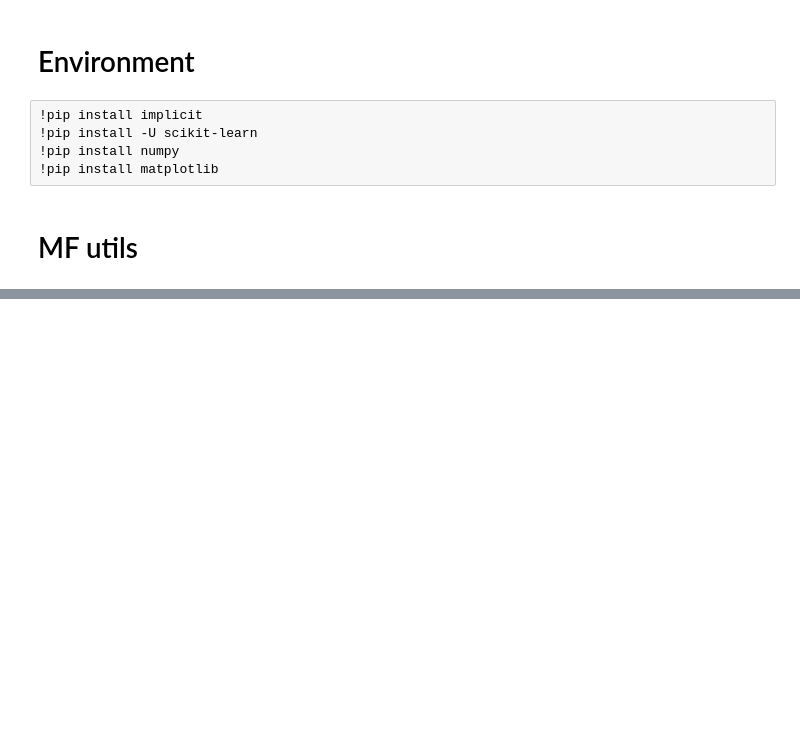
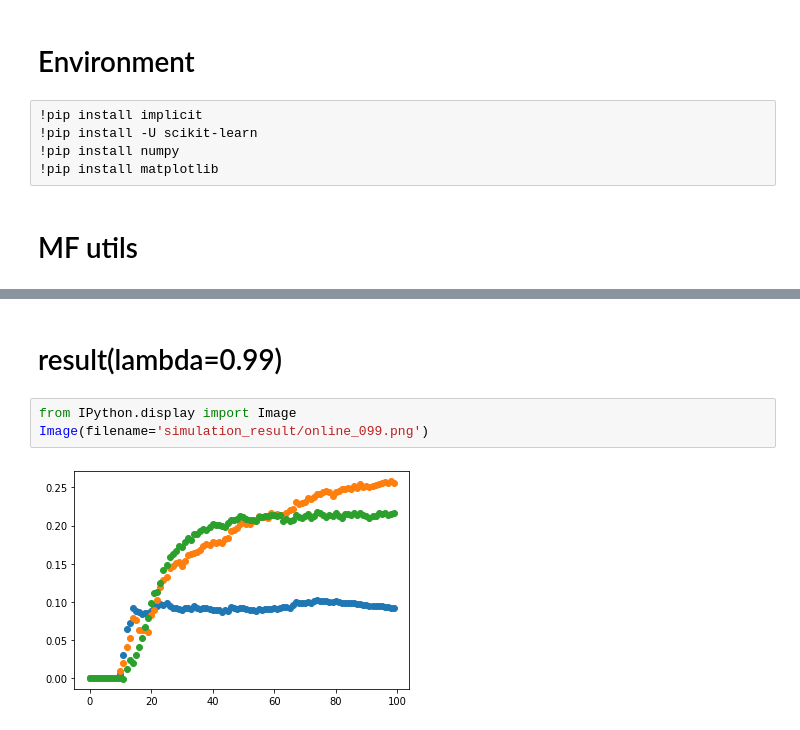
Before and after one commit to r09944035vsfu1/team12_recommendation, a Jupyter notebook: Simulation.ipynb, the cells around one changed output, grey strips where cells are left out. Cells and saved outputs as stored; diff of their text form; blank space fills up the shorter version.

```diff
--- a/Simulation.ipynb
+++ b/Simulation.ipynb
@@ -122,0 +392,7 @@ plt.scatter(list(range(100)), np.array(jaccard_list).mean(axis=0)[:,1])
+# %% [markdown]
+# result(lambda=0.99)
+# %%
+from IPython.display import Image
+Image(filename='simulation_result/online_099.png')
+# %% [output]
+[figure, added]
```
Also changed, not shown: parts of 12 cells of this notebook, 1 other file.
